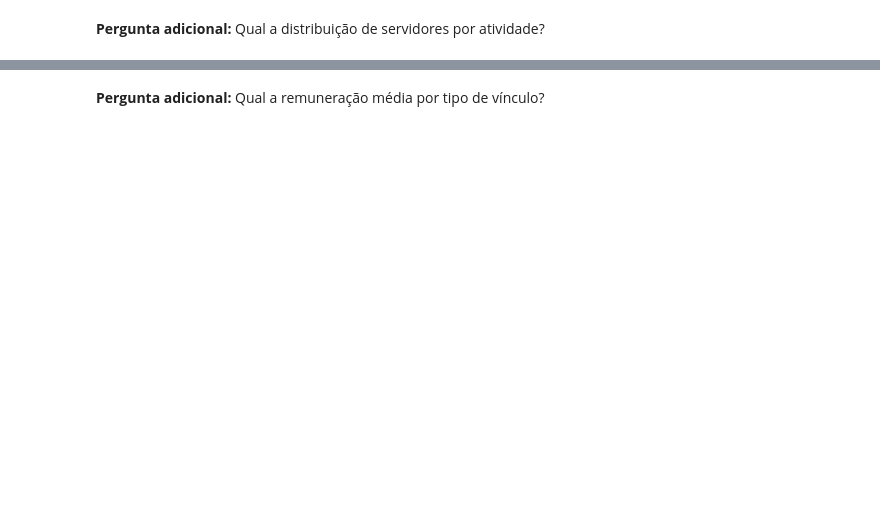
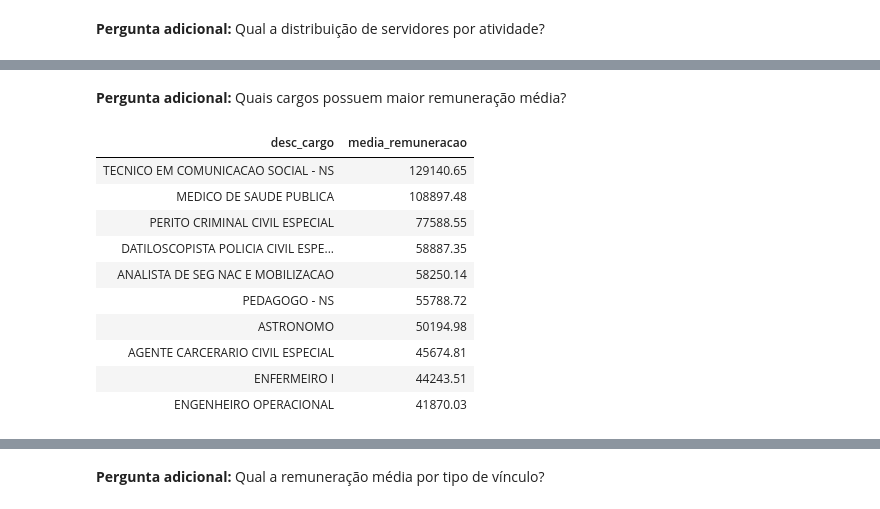
Before and after one commit to rafatheodoro/mvp-engenharia-dados, a Jupyter notebook: MVP_analise_cargos_remuneracao_GovBr.ipynb, the cells around one changed output, grey strips where cells are left out. Drawn from its saved outputs; the diff is of its cells as text; code cells hidden in the pictures; blank space fills up the shorter version.

```diff
--- a/MVP_analise_cargos_remuneracao_GovBr.ipynb
+++ b/MVP_analise_cargos_remuneracao_GovBr.ipynb
@@ -2204,0 +2221,23 @@ ORDER BY total DESC
+# %% [markdown]
+**Pergunta adicional:** Quais cargos possuem maior remuneração média?
+# %%
+%sql
+SELECT s.desc_cargo, ROUND(AVG(r.remuneracao_apos_deducoes_obrigatorias_brl), 2) AS media_remuneracao
+FROM servidores.gold.fato_remuneracao r
+JOIN servidores.gold.fato_servidor s ON r.id = s.id
+WHERE s.desc_cargo IS NOT NULL
+GROUP BY s.desc_cargo
+ORDER BY media_remuneracao DESC
+LIMIT 10
+# %% [output]
+| desc_cargo | media_remuneracao |
+| TECNICO EM COMUNICACAO SOCIAL - NS | 129140.65 |
+| MEDICO DE SAUDE PUBLICA | 108897.48 |
+| PERITO CRIMINAL CIVIL ESPECIAL | 77588.55 |
+| DATILOSCOPISTA POLICIA CIVIL ESPE... | 58887.35 |
+| ANALISTA DE SEG NAC E MOBILIZACAO | 58250.14 |
+| PEDAGOGO - NS | 55788.72 |
+| ASTRONOMO | 50194.98 |
+| AGENTE CARCERARIO CIVIL ESPECIAL | 45674.81 |
+| ENFERMEIRO I | 44243.51 |
+| ENGENHEIRO OPERACIONAL | 41870.03 |
```
Also changed, not shown: parts of 55 cells of this notebook.
